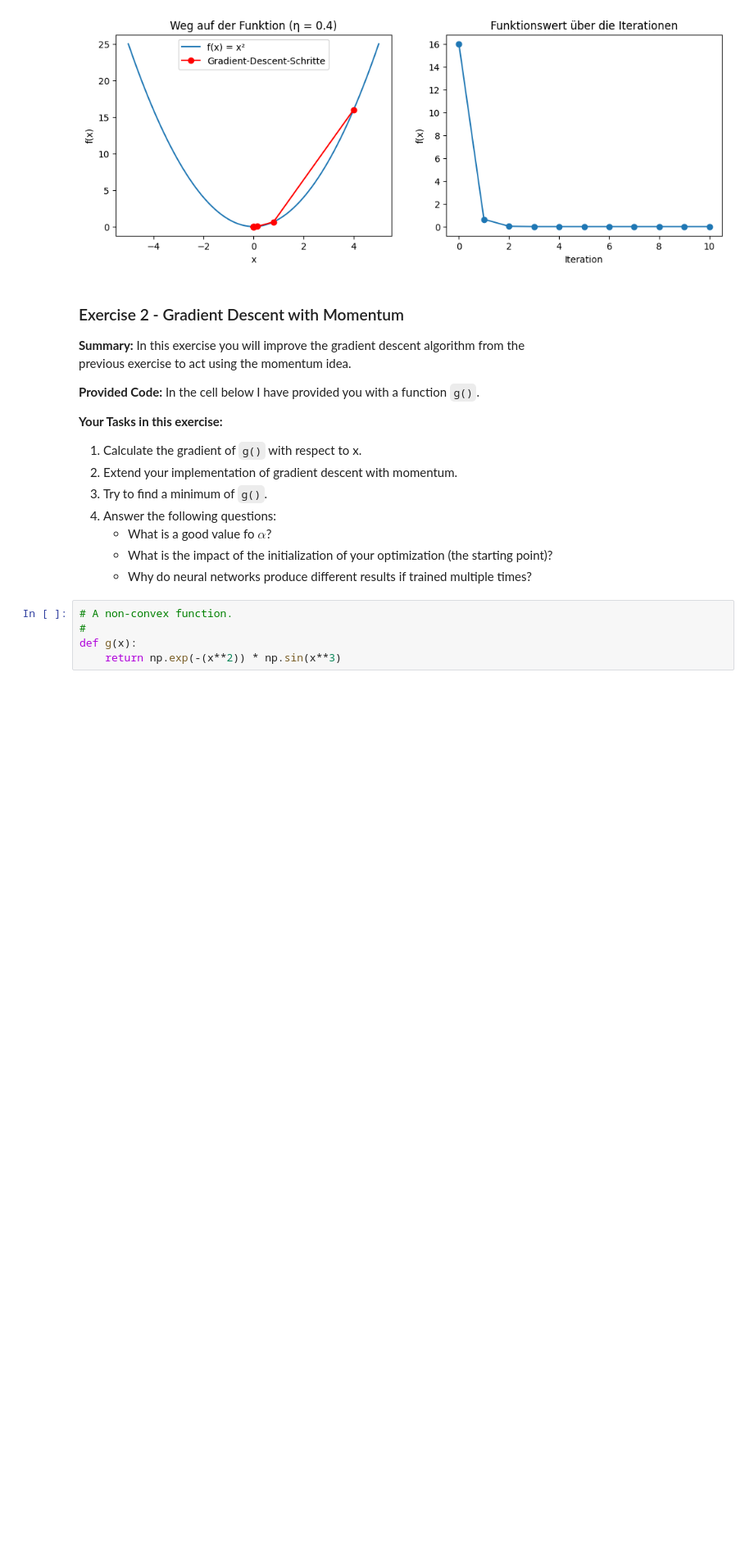
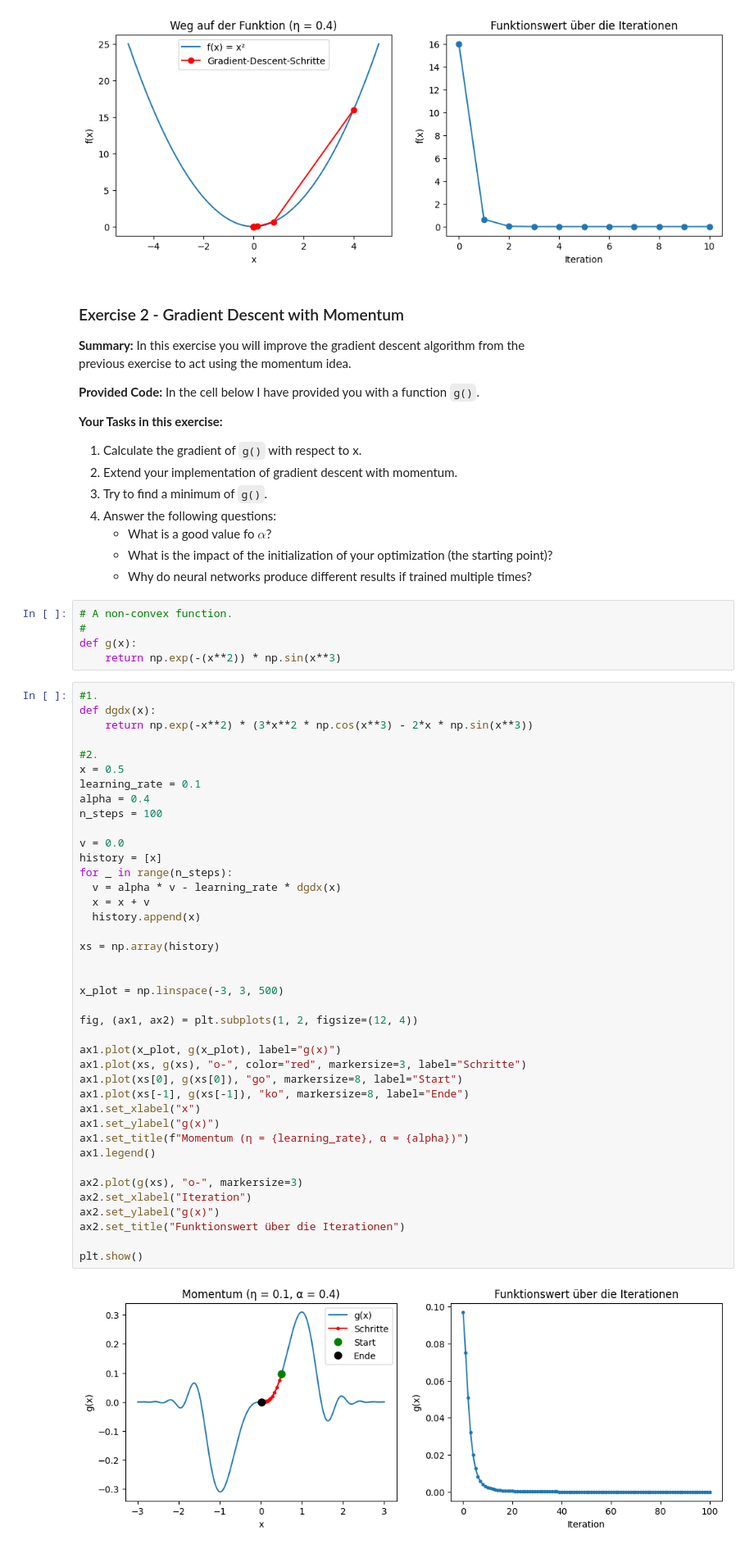
Before and after one commit to atakan4804/NN, a Jupyter notebook: Neural-Networks/SGD_Backpropagation/SGD_Backpropagation-Exercises.ipynb, the cells around one changed output. Shown at 82% size. Drawn from its saved outputs; the diff is of its cells as text; blank space fills up the shorter version.

```diff
--- a/Neural-Networks/SGD_Backpropagation/SGD_Backpropagation-Exercises.ipynb
+++ b/Neural-Networks/SGD_Backpropagation/SGD_Backpropagation-Exercises.ipynb
@@ -95,3 +95,45 @@ previous exercise to act using the momentum idea.
 #
 def g(x):
     return np.exp(-(x**2)) * np.sin(x**3)
+# %%
+#1.
+def dgdx(x):
+    return np.exp(-x**2) * (3*x**2 * np.cos(x**3) - 2*x * np.sin(x**3))
+
+#2.
+x = 0.5
+learning_rate = 0.1
+alpha = 0.4
+n_steps = 100
+
+v = 0.0
+history = [x]
+for _ in range(n_steps):
+  v = alpha * v - learning_rate * dgdx(x)
+  x = x + v
+  history.append(x)
+
+xs = np.array(history)
+
+
+x_plot = np.linspace(-3, 3, 500)
+
+fig, (ax1, ax2) = plt.subplots(1, 2, figsize=(12, 4))
+
+ax1.plot(x_plot, g(x_plot), label="g(x)")
+ax1.plot(xs, g(xs), "o-", color="red", markersize=3, label="Schritte")
+ax1.plot(xs[0], g(xs[0]), "go", markersize=8, label="Start")
+ax1.plot(xs[-1], g(xs[-1]), "ko", markersize=8, label="Ende")
+ax1.set_xlabel("x")
+ax1.set_ylabel("g(x)")
+ax1.set_title(f"Momentum (η = {learning_rate}, α = {alpha})")
+ax1.legend()
+
+ax2.plot(g(xs), "o-", markersize=3)
+ax2.set_xlabel("Iteration")
+ax2.set_ylabel("g(x)")
+ax2.set_title("Funktionswert über die Iterationen")
+
+plt.show()
+# %% [output]
+[figure, added]
```
Also changed, not shown: parts of 1 cell of this notebook.
